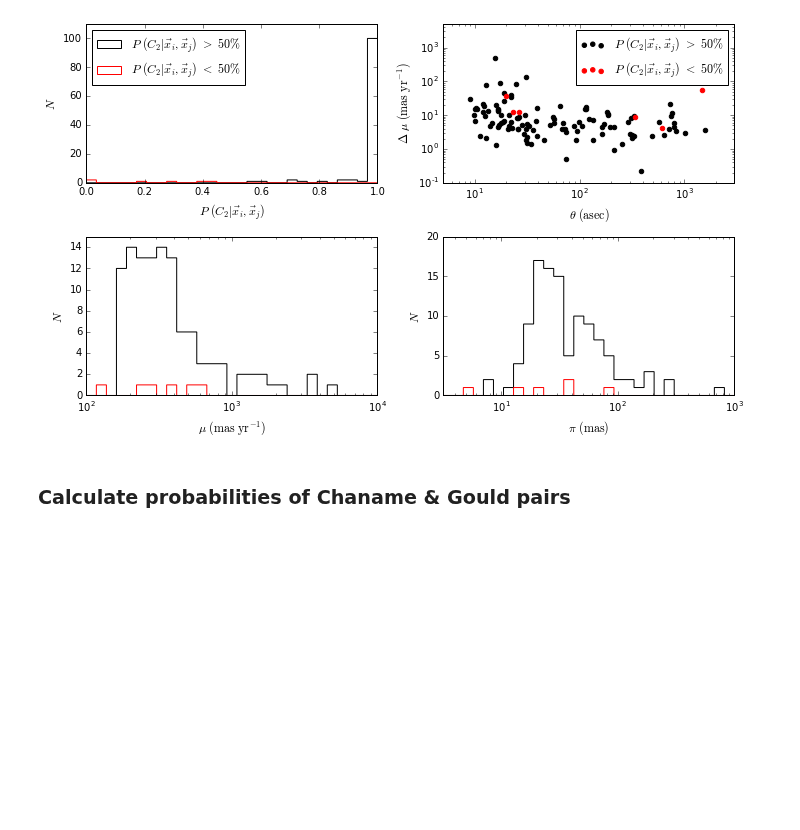
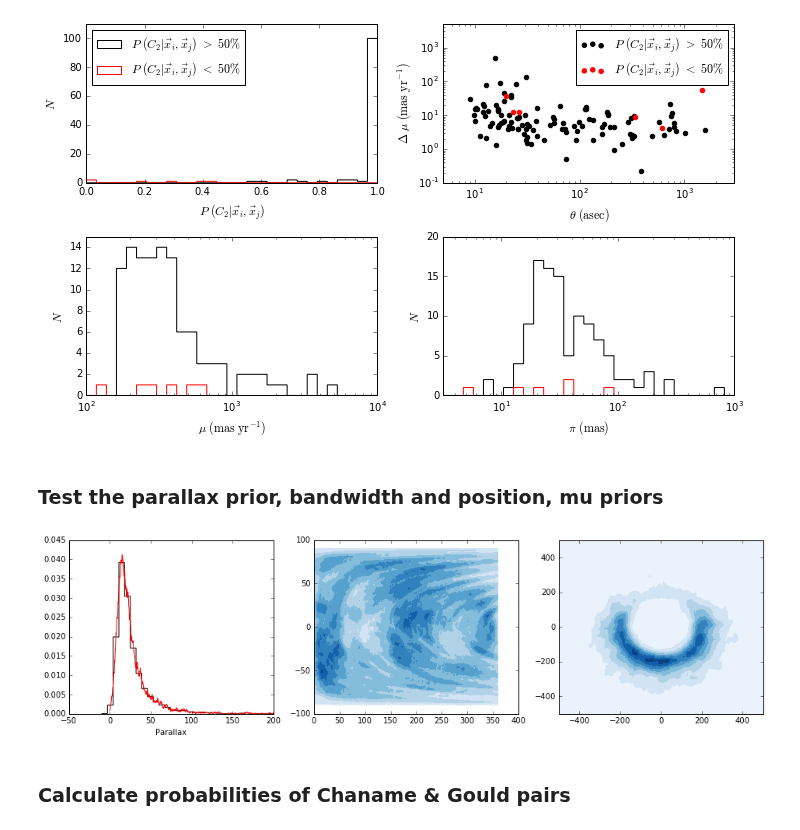
Before and after one commit to astroJeff/gaia_binaries, a Jupyter notebook: notebooks/Hipparchos_rNLTT.ipynb, the cells around one changed output. Drawn from its saved outputs; the diff is of its cells as text; code cells hidden in the pictures; blank space fills up the shorter version.

Commit message:
Added bandwidths as inputs to P_posterior.py

```diff
--- a/notebooks/Hipparchos_rNLTT.ipynb
+++ b/notebooks/Hipparchos_rNLTT.ipynb
@@ -221,6 +220,49 @@ plt.savefig('../figures/rNLTT_hipparchos.pdf')
 #plt.show()
 # %% [output]
 [figure]
+# %% [markdown]
+### Test the parallax prior, bandwidth and position, mu priors
+# %%
+parallax.plx_kde = None
+parallax.set_plx_kde(t, bandwidth=1.0)
+P_random.mu_kde = None
+P_random.pos_kde = None
+#c.kde_subset = False
+
+
+
+fig, ax = plt.subplots(1, 3, figsize=(16, 4))
+
+
+ax[0].hist(t['plx'], color='k', histtype='step', bins=30, range=(-10, 200), normed=True)
+
+ran_x = np.linspace(0, 200, 1000)
+ran_y = parallax.get_plx_prior(ran_x)
+ax[0].plot(ran_x, ran_y, color='r')
+ax[0].set_xlabel('Parallax')
+
+
+tmp_x = np.linspace(0, 360.0, 1000)
+tmp_y = np.linspace(-90.0, 90.0, 100)
+X, Y = np.meshgrid(tmp_x, tmp_y)
+Z = P_random.get_sigma_pos(X.flatten(), Y.flatten(), catalog=t, bandwidth=10.0, method='sklearn_kde')
+ax[1].tricontourf(X.flatten(), Y.flatten(), Z, cmap='Blues', extend='max')
+#ax[1].scatter(t['ra'], t['dec'], marker='.', alpha=0.1, color='k')
+
+
+tmp_x = np.linspace(-1000, 1000.0, 1000)
+tmp_y = np.linspace(-1000.0, 1000.0, 100)
+X, Y = np.meshgrid(tmp_x, tmp_y)
+Z = P_random.get_sigma_mu(X.flatten(), Y.flatten(), catalog=t, method='sklearn_kde', bandwidth=30.0)
+ax[2].tricontourf(X.flatten(), Y.flatten(), Z, cmap='Blues', extend='max')
+#ax[2].scatter(t['mu_ra'], t['mu_dec'], marker='.', color='k', alpha=0.01)
+ax[2].set_xlim(-500, 500)
+ax[2].set_ylim(-500, 500)
+
+
+plt.show()
+# %% [output]
+[figure, added]
 # %% [markdown]
 ### Calculate probabilities of Chaname & Gould pairs
 # %%
```
Also changed, not shown: parts of 10 cells of this notebook, 2 other files.
